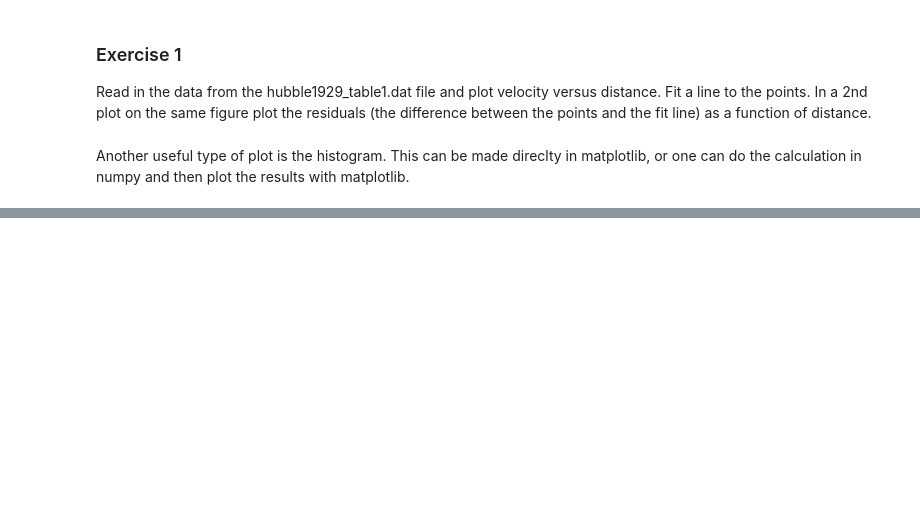
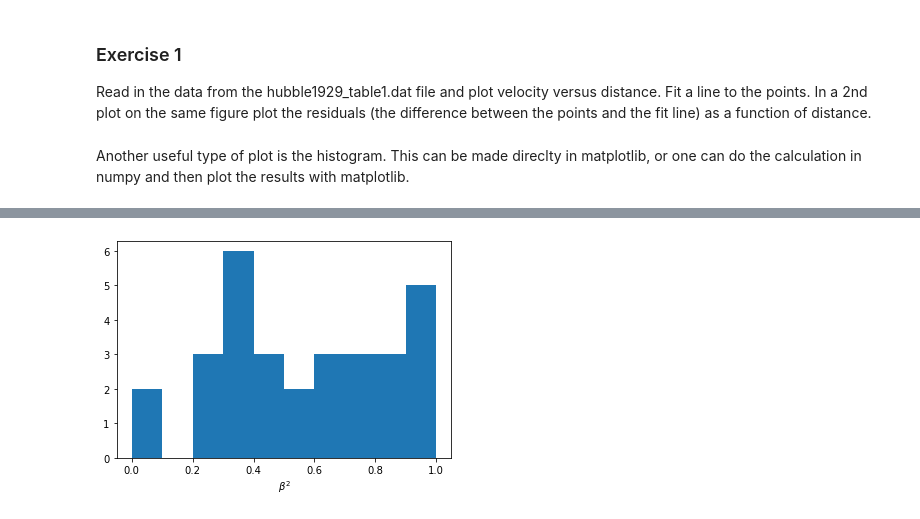
Before and after one commit to ari-maller/bootcamp_notebooks, a Jupyter notebook: Numpy_and_Matplotlib.ipynb, the cells around one changed output, grey strips where cells are left out. Drawn from its saved outputs; the diff is of its cells as text; code cells hidden in the pictures; blank space fills up the shorter version.

```diff
--- a/Numpy_and_Matplotlib.ipynb
+++ b/Numpy_and_Matplotlib.ipynb
@@ -161,5 +220,8 @@ h,xmids,_ = plt.hist(x)
 # %%
 h2,xedges = np.histogram(x, bins=10, range=[0,1])
 xmids=0.5*(xedges[0:-1]+xedges[1:])
 plt.bar(xmids,h2,width=0.1)
+plt.xlabel(r'$\beta^2$')
 plt.show()
+# %% [output]
+[figure, added]
```
Also changed, not shown: parts of 16 cells of this notebook, 3 other files.
